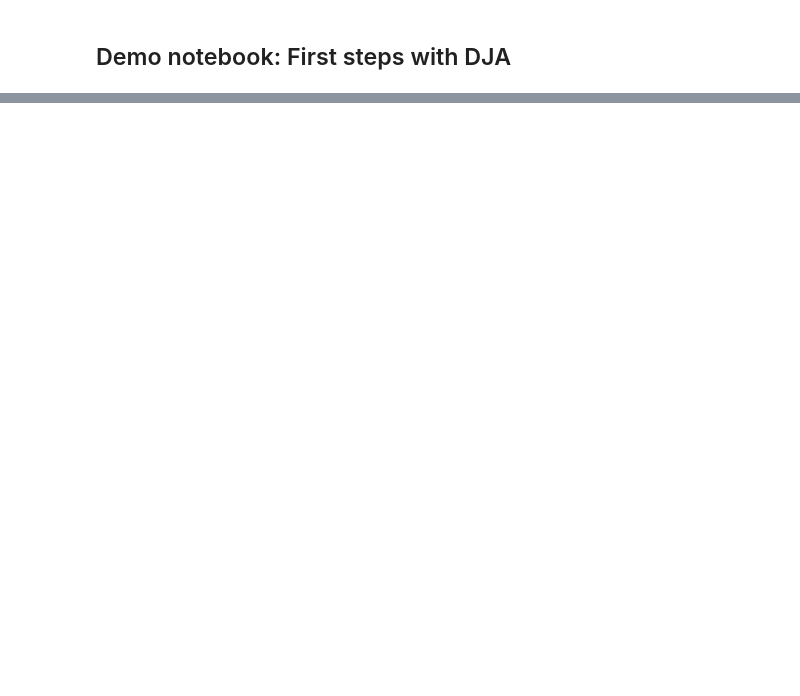
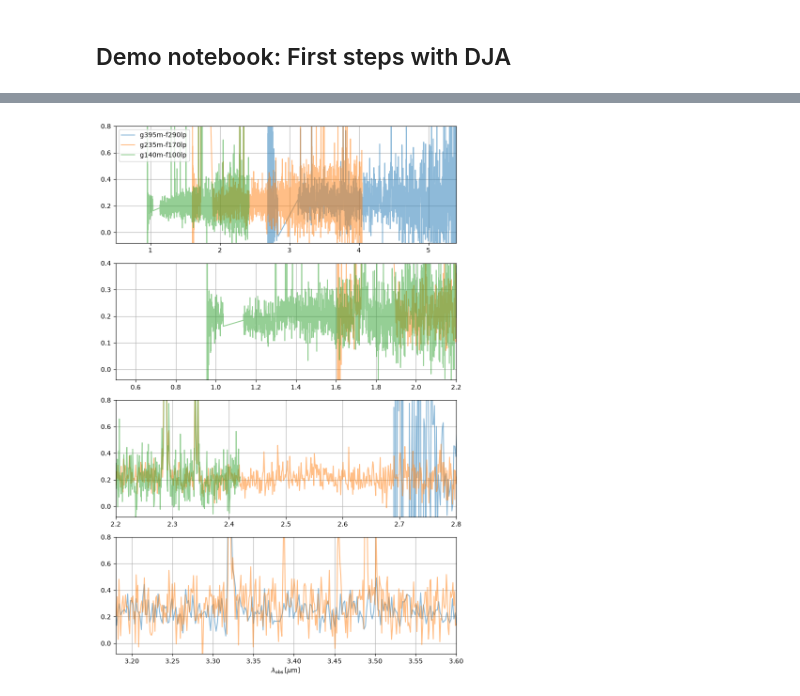
Before and after one commit to CrushinAngel/Astronomical_Investigation_Project, a Jupyter notebook: notebooks/demo.ipynb, the cells around one changed output, grey strips where cells are left out. Drawn from its saved outputs; the diff is of its cells as text; code cells hidden in the pictures; blank space fills up the shorter version.

```diff
--- a/notebooks/demo.ipynb
+++ b/notebooks/demo.ipynb
@@ -89,0 +271,20 @@ hint: See above for details.
+# %%
+# Show all spectra
+fig, axes = plt.subplots(len(xlimits),1,figsize=(8,3*len(xlimits)))
+
+for ax, xlim, ym in zip(axes, xlimits, ymax):
+    for i, k in enumerate(sobj):
+        sp = sobj[k]
+        ax.plot(sp.spec_wobs[sp.valid], sp.spec['flux'][sp.valid], alpha=0.5, label=k.split('_')[1])
+
+    ax.set_xlim(*xlim)
+
+    ax.set_ylim(-0.1*ym, ym)
+    ax.grid()
+
+axes[0].legend()
+ax.set_xlabel(r'$\lambda_\mathrm{obs}\,[\mu\mathrm{m}]$')
+
+_ = fig.tight_layout(pad=1)
+# %% [output]
+[figure, added]
```
Also changed, not shown: parts of 14 cells of this notebook, 1 other file.
